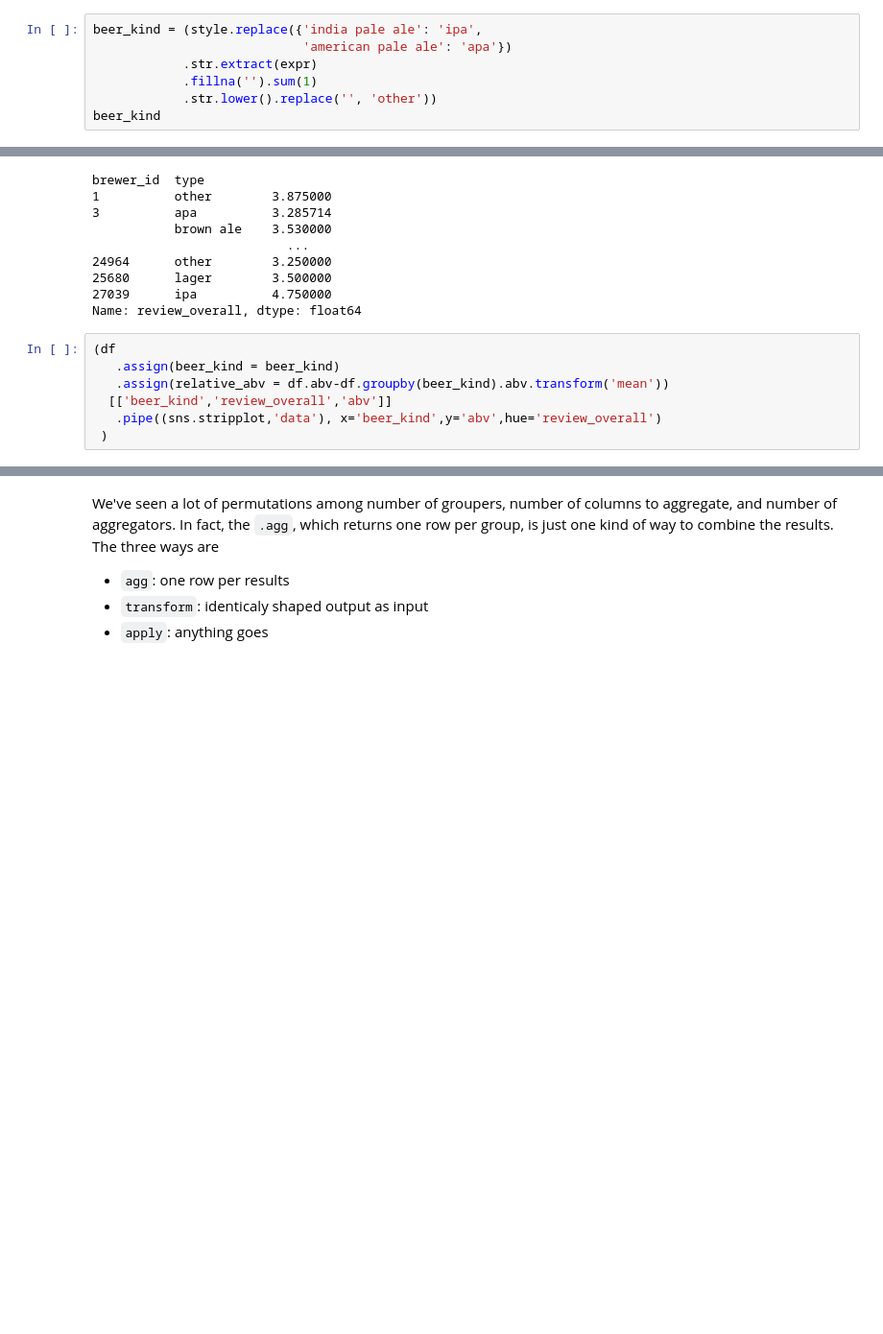
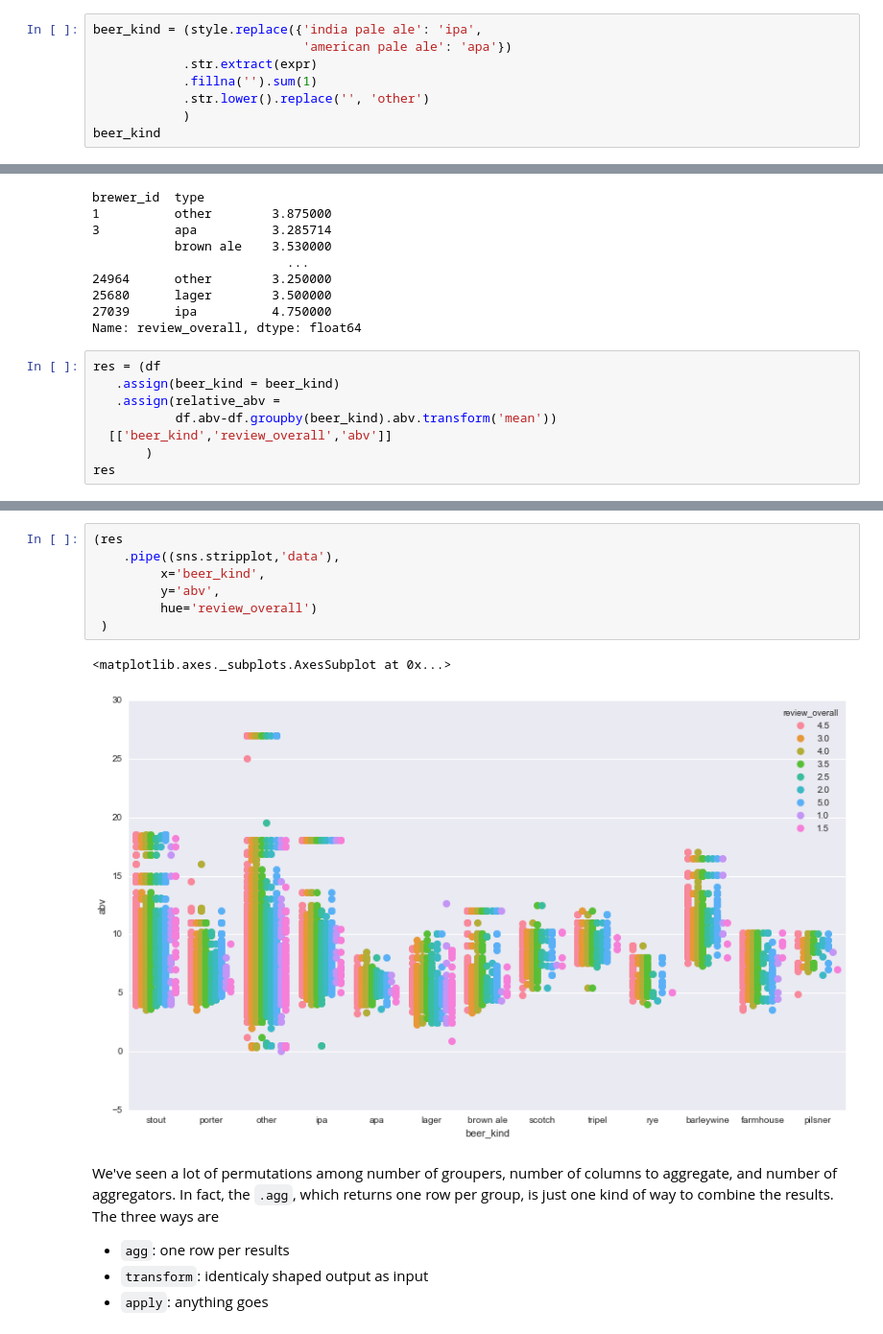
Before and after one commit to jreback/PyDataNYC2015, a Jupyter notebook: tutorial/3. Groupby.ipynb, the cells around one changed output, grey strips where cells are left out. Shown at 96% size. Cells and saved outputs as stored; diff of their text form; blank space fills up the shorter version.

```diff
--- a/tutorial/3. Groupby.ipynb
+++ b/tutorial/3. Groupby.ipynb
@@ -347,7 +425,8 @@ beer_kind = (style.replace({'india pale ale': 'ipa',
                             'american pale ale': 'apa'})
             .str.extract(expr)
             .fillna('').sum(1)
-            .str.lower().replace('', 'other'))
+            .str.lower().replace('', 'other')
+            )
 beer_kind
 # %% [output]
 0         stout
@@ -385,10 +464,11 @@ brewer_id  type
 27039      ipa          4.750000
 Name: review_overall, dtype: float64
 # %%
-(df
+res = (df
    .assign(beer_kind = beer_kind)
-   .assign(relative_abv = df.abv-df.groupby(beer_kind).abv.transform('mean'))
+   .assign(relative_abv =
+           df.abv-df.groupby(beer_kind).abv.transform('mean'))
   [['beer_kind','review_overall','abv']]
-   .pipe((sns.stripplot,'data'), x='beer_kind',y='abv',hue='review_overall')
- )
+       )
+res
 # %% [output]
@@ -397,3 +484,13 @@ Name: review_overall, dtype: float64
+# %%
+(res
+    .pipe((sns.stripplot,'data'),
+         x='beer_kind',
+         y='abv',
+         hue='review_overall')
+ )
+# %% [output]
+<matplotlib.axes._subplots.AxesSubplot at 0x...>
+[figure, added]
 # %% [markdown]
 We've seen a lot of permutations among number of groupers, number of columns to aggregate, and number of aggregators.
 In fact, the `.agg`, which returns one row per group, is just one kind of way to combine the results. The three ways are
```
Also changed, not shown: parts of 22 cells of this notebook.
